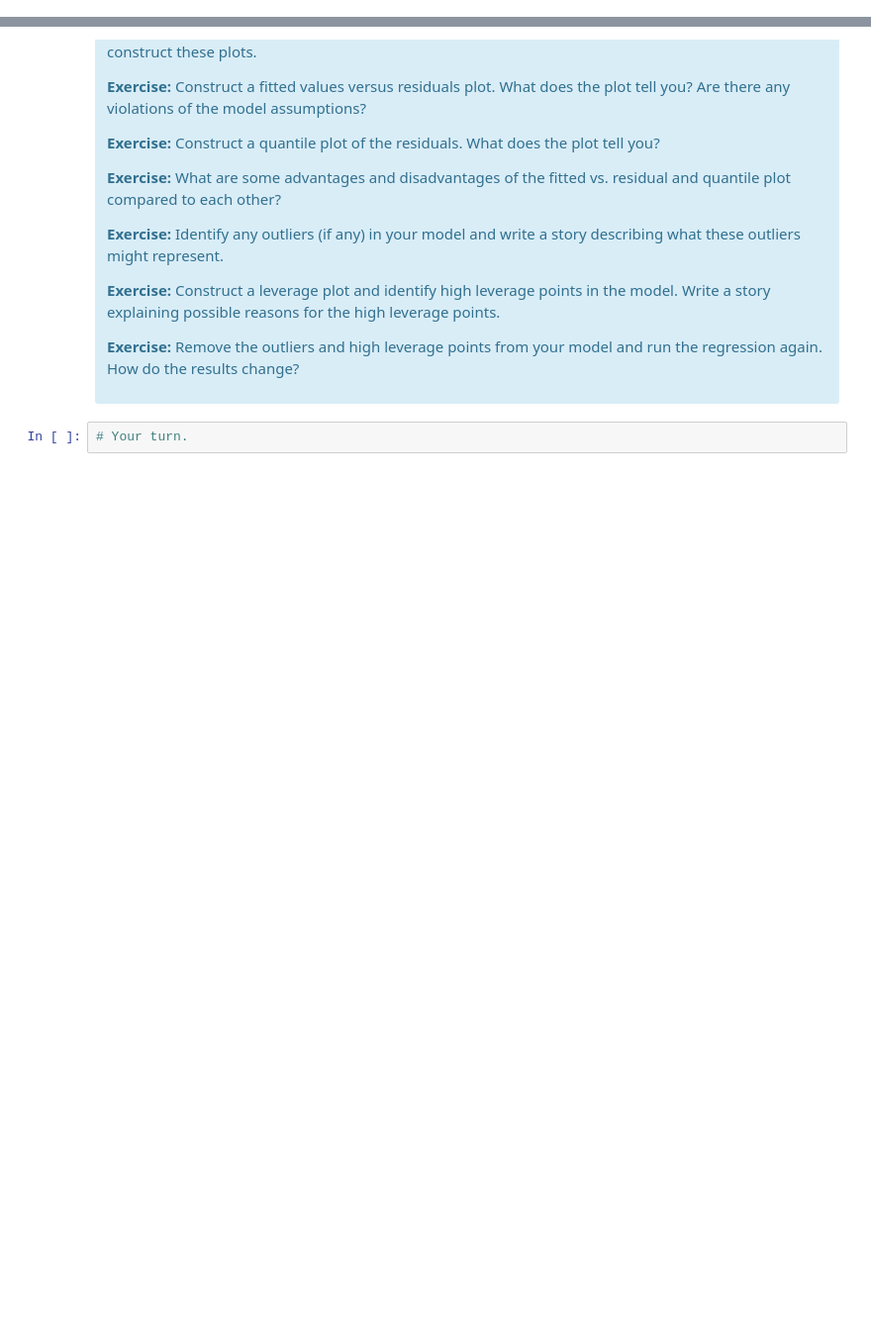
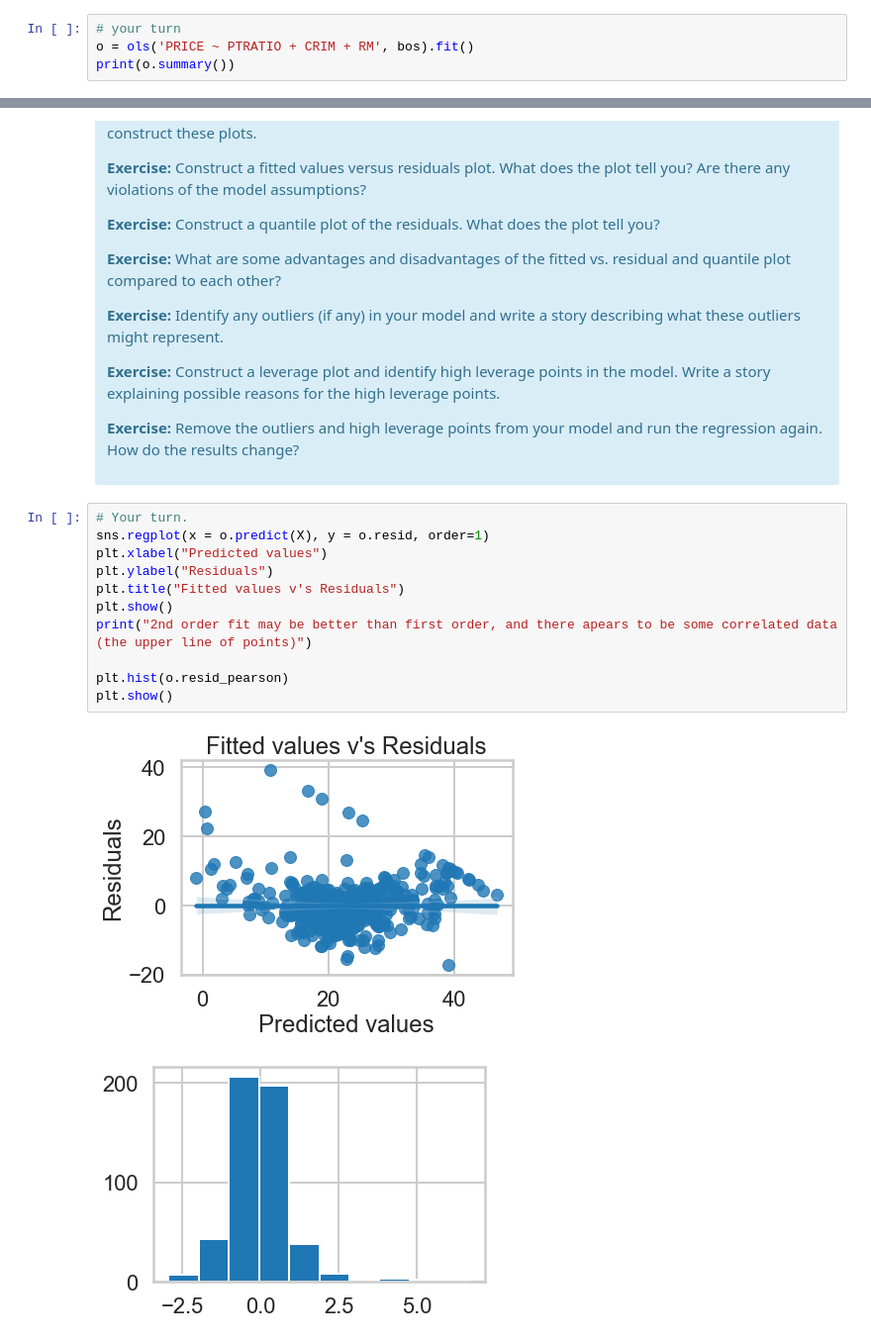
Before and after one commit to tnankie/linear_regression_springboard, a Jupyter notebook: Mini_Project_Linear_Regression.ipynb, the cells around one changed output, grey strips where cells are left out. Shown: that part at 99% size. Cells and saved outputs as stored; diff of their text form; blank space fills up the shorter version.

```diff
--- a/Mini_Project_Linear_Regression.ipynb
+++ b/Mini_Project_Linear_Regression.ipynb
@@ -692,0 +728,4 @@ Once we compute the $F$-statistic, we can use the $F$-distribution with $N-K$ an
+# %%
+# your turn
+o = ols('PRICE ~ PTRATIO + CRIM + RM', bos).fit()
+print(o.summary())
@@ -767,5 +884,17 @@ There are some other issues that are important investigate with linear regressio
 
 <p><b>Exercise:</b> Remove the outliers and high leverage points from your model and run the regression again. How do the results change?</p>
 </div>
-# %%
-# Your turn.
+# %%
+# Your turn.
+sns.regplot(x = o.predict(X), y = o.resid, order=1)
+plt.xlabel("Predicted values")
+plt.ylabel("Residuals")
+plt.title("Fitted values v's Residuals")
+plt.show()
+print("2nd order fit may be better than first order, and there apears to be some correlated data (the upper line of points)")
+
+plt.hist(o.resid_pearson)
+plt.show()
+# %% [output]
+[figure, added]
+[figure, added]
```
Also changed, not shown: parts of 19 cells of this notebook.
